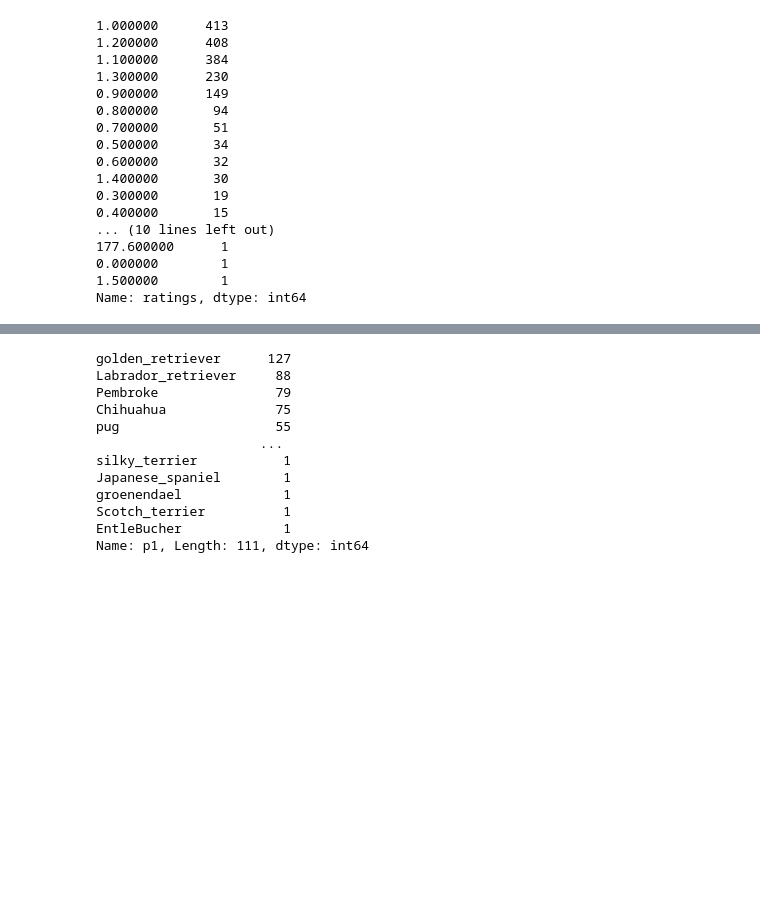
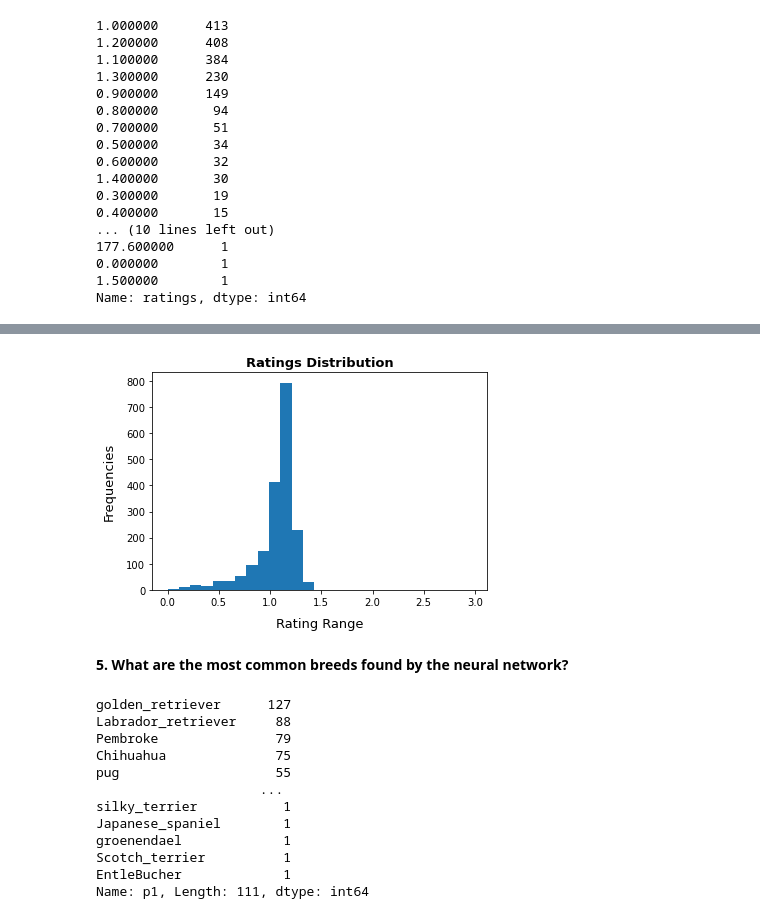
Before and after one commit to Alex-YuZ/Data-Wrangling-on-Twitter-Data, a Jupyter notebook: wrangle_act.ipynb, the cells around one changed output, grey strips where cells are left out. Saved outputs shown, nothing was run; the diff lists cells and outputs as text; code cells hidden in the pictures; blank space fills up the shorter version.

```diff
--- a/wrangle_act.ipynb
+++ b/wrangle_act.ipynb
@@ -1169,3 +1230,17 @@ plt.hist(master_clean.ratings, bins=bins);
+# %%
+# Filter out the top three outliers
+bins = np.arange(master_clean.ratings.min(), 3, 0.11)
+
+# re-plot the histogram
+plt.hist(master_clean.ratings, bins=bins)
+
+plt.title('Ratings Distribution', fontsize=13, fontweight='semibold')
+plt.ylabel('Frequencies', fontsize=13, labelpad=10)
+plt.xlabel('Rating Range', fontsize=13, labelpad=10);
+# %% [output]
+[figure, added]
+# %% [markdown]
+**5. What are the most common breeds found by the neural network?**
 # %%
 master_clean[master_clean['p1_dog']==True].p1.value_counts()
 # %% [output]
```
Also changed, not shown: parts of 9 cells of this notebook, 11 other files.
